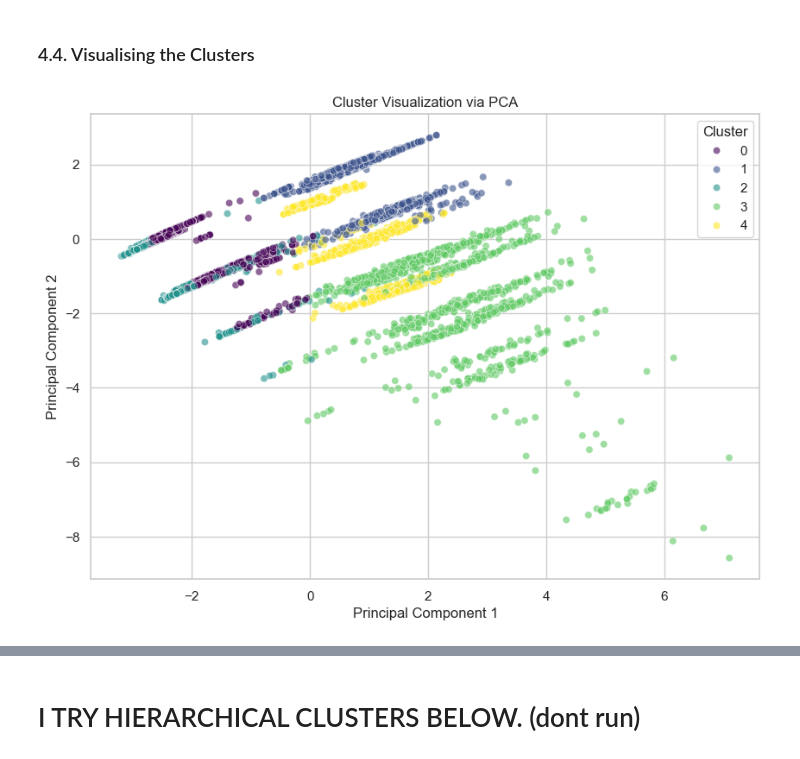
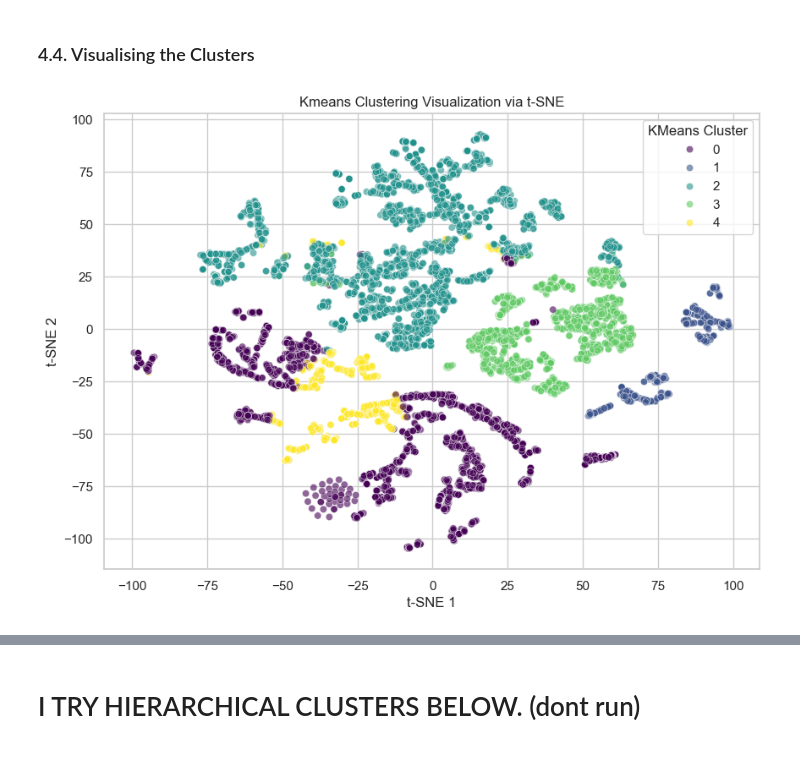
Before and after one commit to racxxhel/Corp_Intelligence, a Jupyter notebook: src/CAT_A_ACC.ipynb, the cells around one changed output, grey strips where cells are left out. Cells and saved outputs as stored; diff of their text form; code cells hidden in the pictures.

Commit message:
last cluster modification

```diff
--- a/src/CAT_A_ACC.ipynb
+++ b/src/CAT_A_ACC.ipynb
@@ -848,7 +843,7 @@ encoded.head()
 | 4 | False | True | False | False | ... |
 # %%
 # Combining encoded data with dropped_data
-cols_to_drop = ['Entity Type', 'Ownership Type', 'SIC_2digit', 'Year Found']
+cols_to_drop = ['Entity Type', 'Ownership Type', 'SIC_2digit']
 dropped_data = dropped_data.drop(columns=cols_to_drop)
 dropped_data = pd.concat([dropped_data, encoded], axis=1)
 dropped_data.head()
@@ -901,10 +896,10 @@ dropped_data = dropped_data.dropna(
 # fill missing year found with median bin
 
 #new column stating year range is missing
-dropped_data['Year_Range_missing'] = dropped_data['Year_Range_encoded'].isna().astype(int)
+dropped_data['Year missing'] = dropped_data['Year Found_scaled'].isna().astype(int)
 
-median_val = dropped_data['Year_Range_encoded'].median()
-dropped_data['Year_Range_encoded'] = dropped_data['Year_Range_encoded'].fillna(median_val)
+median_val = dropped_data['Year Found'].median()
+dropped_data['Year Found_scaled'] = dropped_data['Year Found_scaled'].fillna(median_val)
 # %%
 missing_counts = dropped_data.isnull().sum()
 missing_counts = missing_counts[missing_counts > 0]
@@ -1024,5 +1003,5 @@ features_for_clustering2 = [
 # %%
-X = dropped_data[features_for_clustering2]
+X = dropped_data[features_for_clustering]
 # %% [markdown]
 ### 4.2 Finding Optimal K
 We will run the model multiple times to see where the "benefit" of adding more clusters starts to diminish.
@@ -1075,15 +1054,40 @@ Name: count, dtype: int64
 # %% [markdown]
 ### 4.4. Visualising the Clusters
 # %%
-pca = PCA(n_components=2)
-X_pca = pca.fit_transform(X)
+# pca = PCA(n_components=2)
+# X_pca = pca.fit_transform(X)
+
+# plt.figure(figsize=(10, 7))
+# sns.scatterplot(x=X_pca[:, 0], y=X_pca[:, 1], hue=dropped_data['Cluster'], palette='viridis', alpha=0.6)
+# plt.title('Cluster Visualization via PCA')
+# plt.xlabel('Principal Component 1')
+# plt.ylabel('Principal Component 2')
+# plt.legend(title='Cluster')
+# plt.show()
+
+#t-sne
+from sklearn.manifold import TSNE
+
+tsne = TSNE(
+    n_components=2,
+    perplexity=30,
+    random_state=42
+)
+
+X_tsne = tsne.fit_transform(X)
 
 plt.figure(figsize=(10, 7))
-sns.scatterplot(x=X_pca[:, 0], y=X_pca[:, 1], hue=dropped_data['Cluster'], palette='viridis', alpha=0.6)
-plt.title('Cluster Visualization via PCA')
-plt.xlabel('Principal Component 1')
-plt.ylabel('Principal Component 2')
-plt.legend(title='Cluster')
+sns.scatterplot(
+    x=X_tsne[:, 0],
+    y=X_tsne[:, 1],
+    hue=dropped_data['Cluster'],
+    palette='viridis',
+    alpha=0.6
+)
+plt.title('Kmeans Clustering Visualization via t-SNE')
+plt.xlabel('t-SNE 1')
+plt.ylabel('t-SNE 2')
+plt.legend(title='KMeans Cluster')
 plt.show()
 # %% [output]
-[figure, old version]
+[figure, new version]
```
Also changed, not shown: parts of 37 cells of this notebook.
